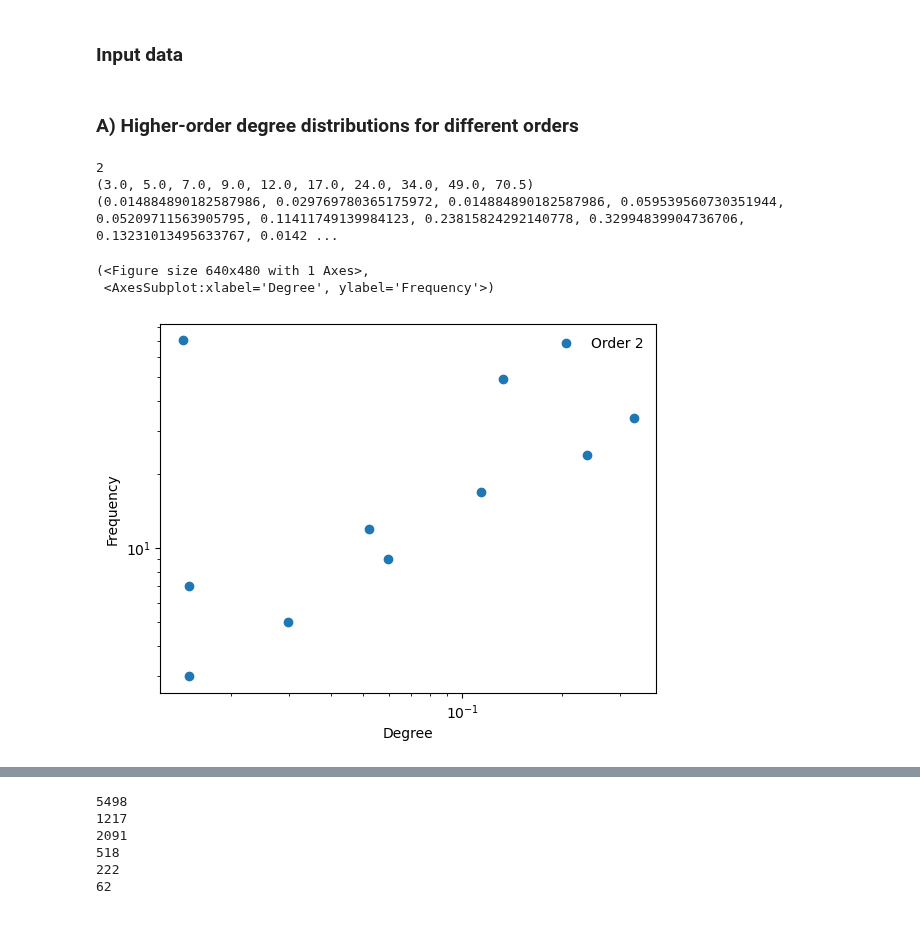
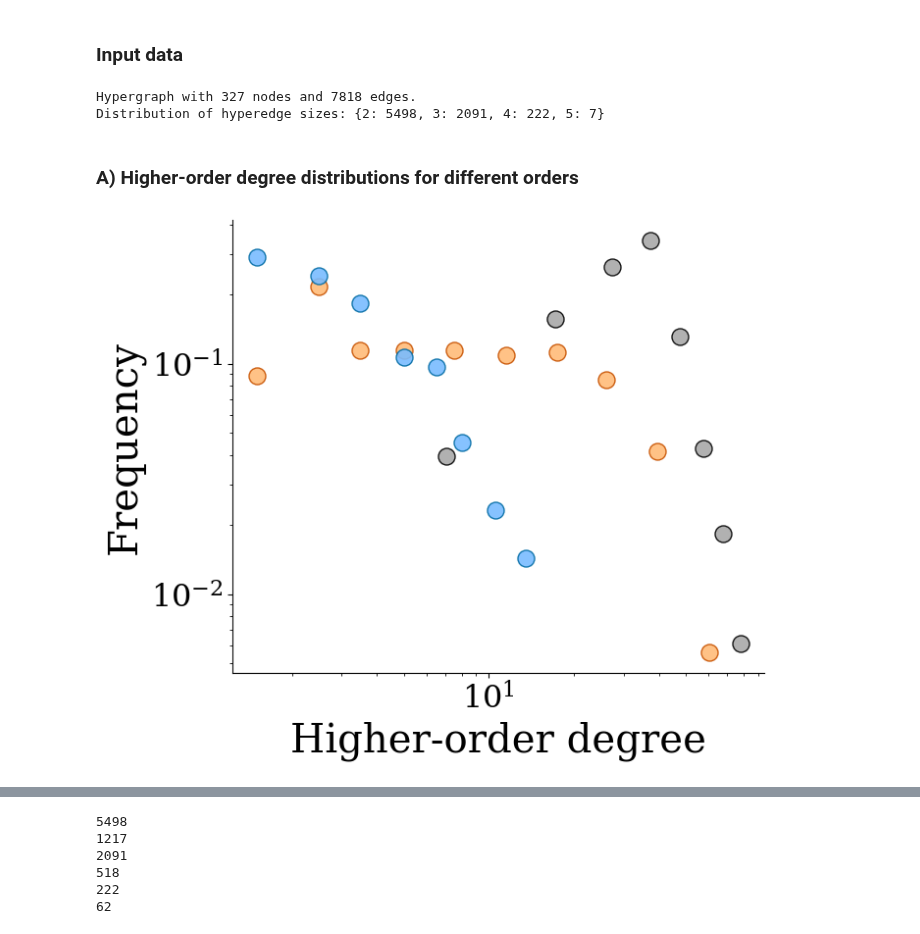
Before and after one commit to HGX-Team/hypergraphx, a Jupyter notebook: tutorials/analysis_paper.ipynb, the cells around one changed output, grey strips where cells are left out. Saved outputs shown, nothing was run; the diff lists cells and outputs as text; code cells hidden in the pictures.

```diff
--- a/tutorials/analysis_paper.ipynb
+++ b/tutorials/analysis_paper.ipynb
@@ -26,13 +36,14 @@ warnings.simplefilter(action='ignore', category=FutureWarning)
 # %% [markdown]
 ### Input data
+# %%
+H = load_high_school("../test_data/hs/hs.json")
+print(H)
+# %% [output]
+Hypergraph with 327 nodes and 7818 edges.
+Distribution of hyperedge sizes: {2: 5498, 3: 2091, 4: 222, 5: 7}
 # %% [markdown]
 ### A) Higher-order degree distributions for different orders
 # %%
-
-
-H = load_hypergraph("../test_data/hs/hs.pickle", "pickle")
-print(H)
-
 def distr_bin(data, n_bin=30, logbin=True):
     ###This is a very old function copied from my c++ library. It's ugly but works :)
     """ Logarithmic binning of raw positive data;
@@ -76,90 +87,43 @@ def distr_bin(data, n_bin=30, logbin=True):
         bins = bins - min_d
     res = list(zip(bins, hist/float(sum(hist))))    #restore original bin values, norm hist
     return list(zip(*res))
 
-
-
-
-def plot_degree_distributions(hg: Hypergraph, max_size=5, ax=None, **kwargs):
-    """
-    Plots the degree distributions of the hypergraph at orders 1, 2, 3 and 4.
-
-    Parameters
-    ----------
-    hg : Hypergraph
-        The hypergraph of interest.
-    ax : matplotlib.axes.Axes, optional
-        The axes to plot on. If None, a new figure is created.
-    **kwargs
-        Additional keyword arguments to pass to the plot function.
-
-    Returns
-    -------
-    matplotlib.axes.Axes
-        The axes on which the plot was made.
-    """
-    if ax is None:
-        fig, ax = plt.subplots()
-
-    for size in [2]:
-        degrees = list(hg.degree_sequence(size=size).values())
-        degrees = [d for d in degrees if d > 0]
-        frequency, bins = distr_bin(degrees, n_bin=10, logbin=True)
-        print(size)
-        print(frequency)
-        print(bins)
-
-        plt.scatter(bins, frequency, label=f"Order {size}", **kwargs)
-    ax.set_yscale("log")
-    ax.set_xscale("log")
-    ax.set_xlabel("Degree")
-    ax.set_ylabel("Frequency")
-    ax.legend(frameon=False)
-
-    return fig, ax
-
-fig, ax = plt.subplots(figsize = (8, 4))
+#fig, ax = plt.subplots(figsize = (8, 4))
 # write three color pastel in a color dict
-color_dict = {2:"#F8766D", 3:"#00BFC4", 4:"#619CFF"}
+color_dict = {2: SIZE_TWO_COLOR, 3:SIZE_THREE_COLOR, 4:SIZE_FOUR_COLOR}
 
 for size in [2,3,4]:
     if size == 2:
         logbin = False
     else:
         logbin = True
     degrees = list(H.degree_sequence(size=size).values())
     degrees = [d for d in degrees if d > 0]
     #print(degrees)
     if size == 2:
         n_bin = 8
     else:
         n_bin = 10
     bins, frequency =distr_bin(degrees, n_bin=n_bin, logbin=logbin)
     # print(bins)
     # print(frequency)
     # output of scatter in svg
-    plt.scatter(bins, frequency, alpha = .9, label="Size: {}".format(size), s = 95, c = color_dict[size])
-plt.legend(frameon=False, loc = 'lower left', handletextpad =-.2 )
+    plt.scatter(bins, frequency, alpha = .9, label="Size: {}".format(size), s = 150, c = color_dict[size],
+               edgecolors=hye_facecolor[color_dict[size]])
+#plt.legend(frameon=False, loc = 'lower left', handletextpad =-.2 )
 # font size
-plt.rcParams.update({'font.size': 20})
+#plt.rcParams.update({'font.size': 20})
 # font serif
 #plt.rcParams['font.family'] = 'serif'
 # make the dots in the legen closer to the text
 
 plt.xscale('log')
 plt.yscale('log')
-plt.xlabel("Degree")
+plt.xlabel("Higher-order degree")
 plt.ylabel("Frequency")
+sns.despine()
+plt.savefig("figures/higher_order_degree_distribution.svg", bbox_inches='tight')
+# %% [output]
+[figure, added]
-# %%
-#from hnx.viz.plot import plot_degree_distributions
-
-plot_degree_distributions(H, max_size=5)
-# %% [output]
-2
-(3.0, 5.0, 7.0, 9.0, 12.0, 17.0, 24.0, 34.0, 49.0, 70.5)
-(0.014884890182587986, 0.029769780365175972, 0.014884890182587986, 0.059539560730351944, 0.05209711563905795, 0.11411749139984123, 0.23815824292140778, 0.32994839904736706, 0.13231013495633767, 0.0142 ...
-(<Figure size 640x480 with 1 Axes>,
- <AxesSubplot:xlabel='Degree', ylabel='Frequency'>)
-[figure, removed]
 # %% [markdown]
 ### B) Motifs
```
Also changed, not shown: parts of 47 cells of this notebook, 32 other files.
